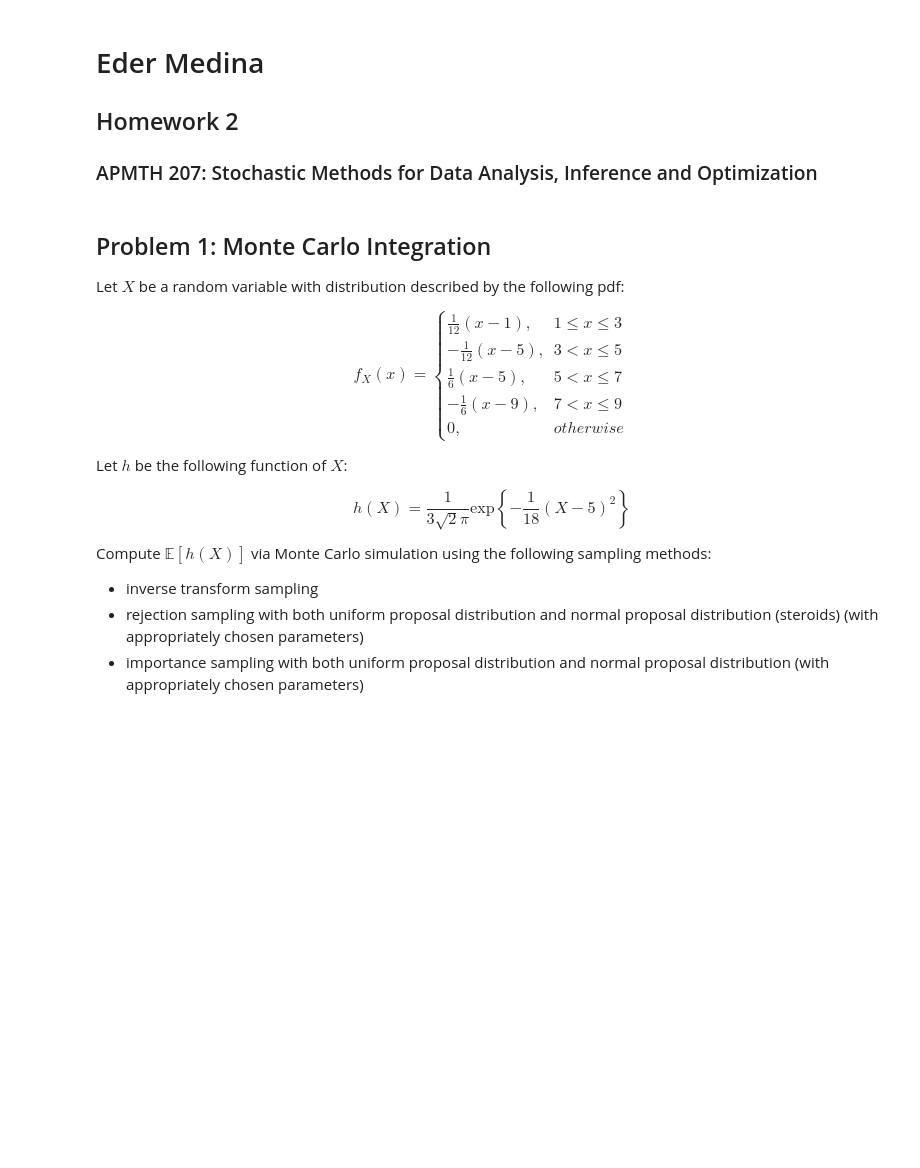
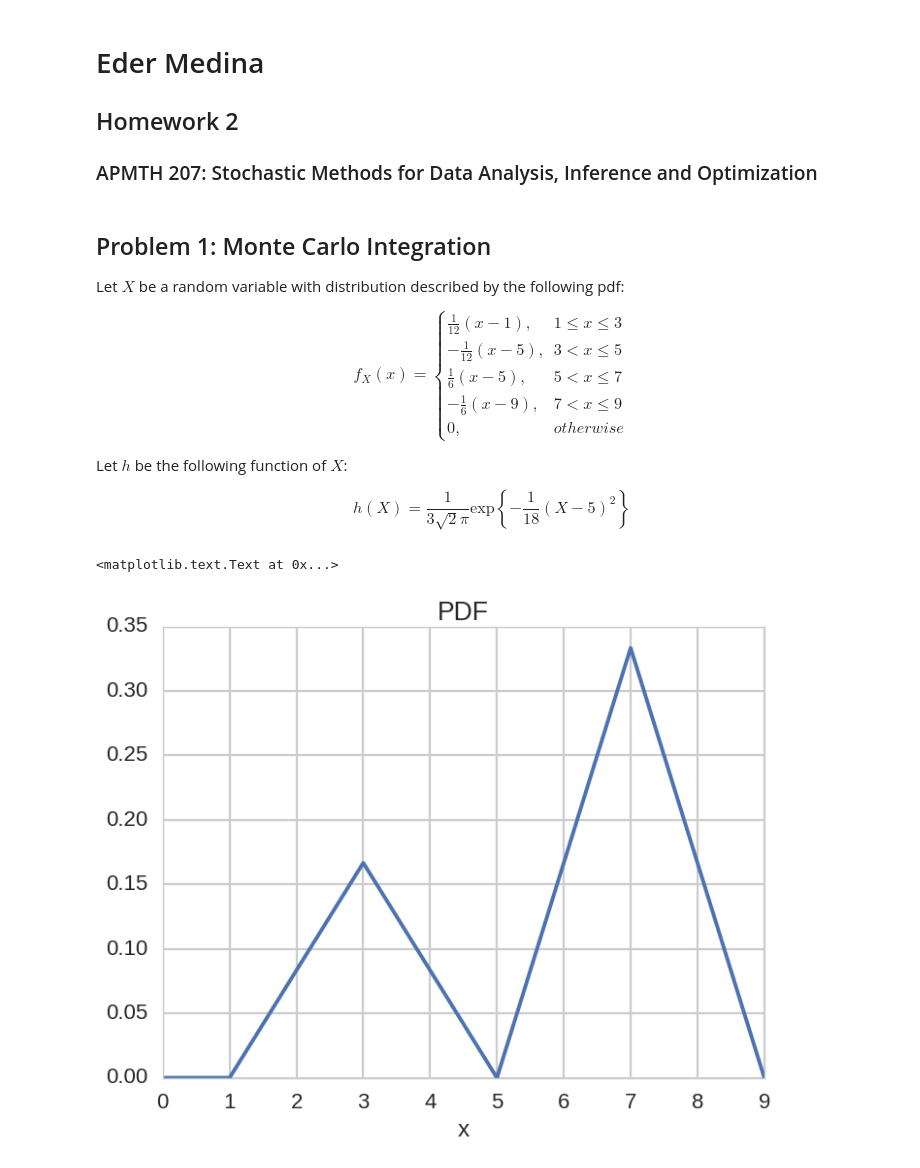
Before and after one commit to medinaeder/am207, a Jupyter notebook: hw2/EderMedina_am207_hw2.ipynb, the cells around one changed output. Cells and saved outputs as stored; diff of their text form; code cells hidden in the pictures; blank space fills up the shorter version.

```diff
--- a/hw2/EderMedina_am207_hw2.ipynb
+++ b/hw2/EderMedina_am207_hw2.ipynb
@@ -23,10 +23,5 @@ Let $h$ be the following function of $X$:
 $$
 h(X) = \frac{1}{3\sqrt{2}\pi}\mathrm{exp}\left\{ -\frac{1}{18}\left( X - 5\right)^2\right\}
 $$
-
-Compute $\mathbb{E}[h(X)]$ via Monte Carlo simulation using the following sampling methods:
-- inverse transform sampling
-- rejection sampling with both uniform proposal distribution and normal proposal distribution (steroids) (with appropriately chosen parameters)
-- importance sampling with both uniform proposal distribution and normal proposal distribution (with appropriately chosen parameters)
 # %%
 %matplotlib inline
@@ -47,20 +42,34 @@ sns.set_context("poster")
 # %%
 # PDF
 def  fx(x):
     if (x >= 1 and x <= 3):
         return 1./12*(x-1)
     elif(x > 3 and x <= 5):
         return -1./12*(x-5)
     elif(x > 5 and x <= 7):
         return 1/6*(x-5)
     elif(x > 7 and x <= 9):
         return -1./6*(x-9)
     else:
         return 0
 
 # Function we are trying to estimate
 def h(x):
     return 1.0/(3*np.sqrt(2)*np.pi)*np.exp(-1/18*(x-5)**2)
+
+x = np.linspace(0,9,100)
+x.size
+y = np.zeros(x.size)
+for i in range(x.size):
+    y[i] = fx(x[i])
+
+plt.figure(figsize=[8,6])
+plt.plot(x,y)
+plt.title("PDF")
+plt.xlabel("x")
+# %% [output]
+<matplotlib.text.Text at 0x...>
+[figure, added]
 # %% [markdown]
 ### Inverse Transform ###
 We compute the CDF by integrating the PDF
```
Also changed, not shown: parts of 23 cells of this notebook.
